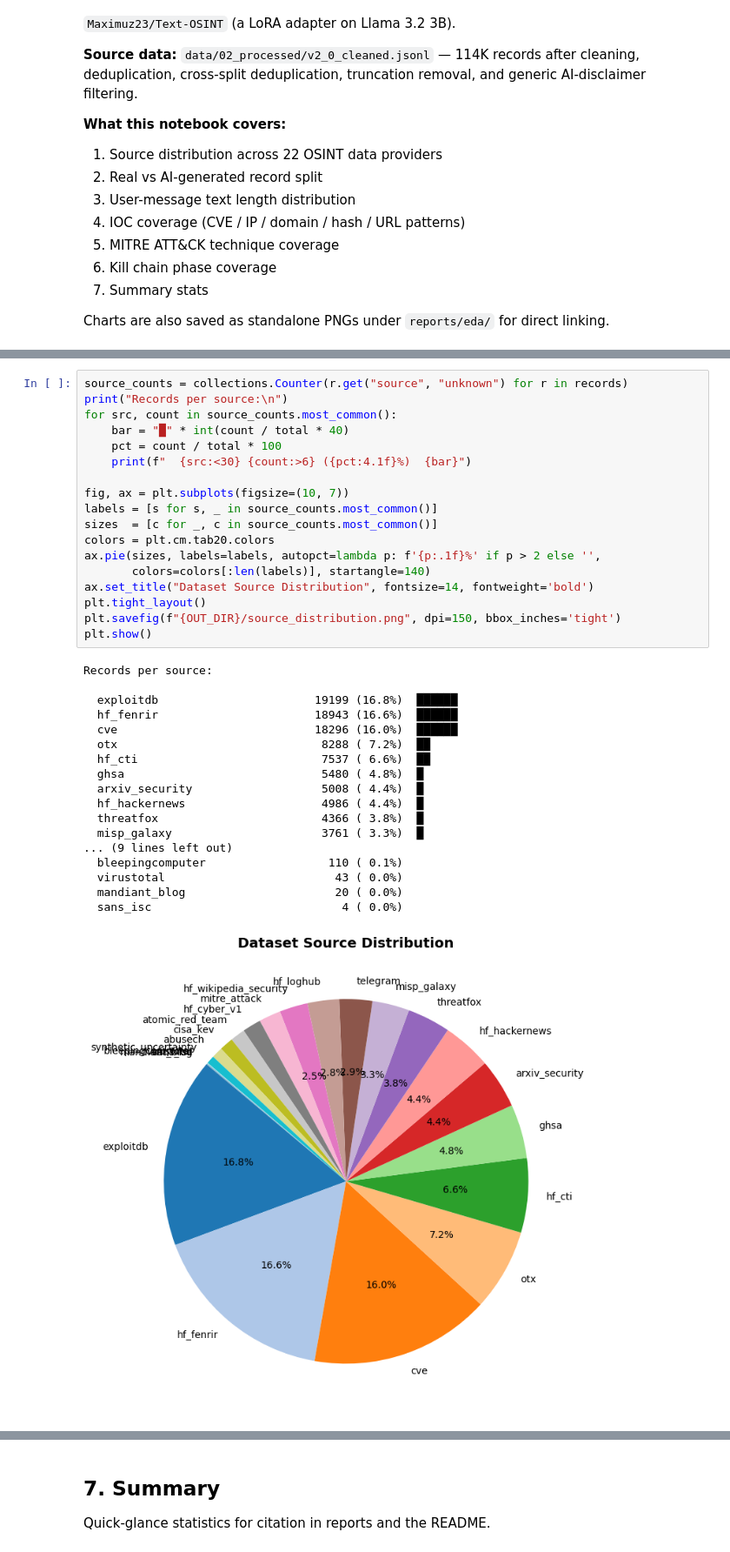
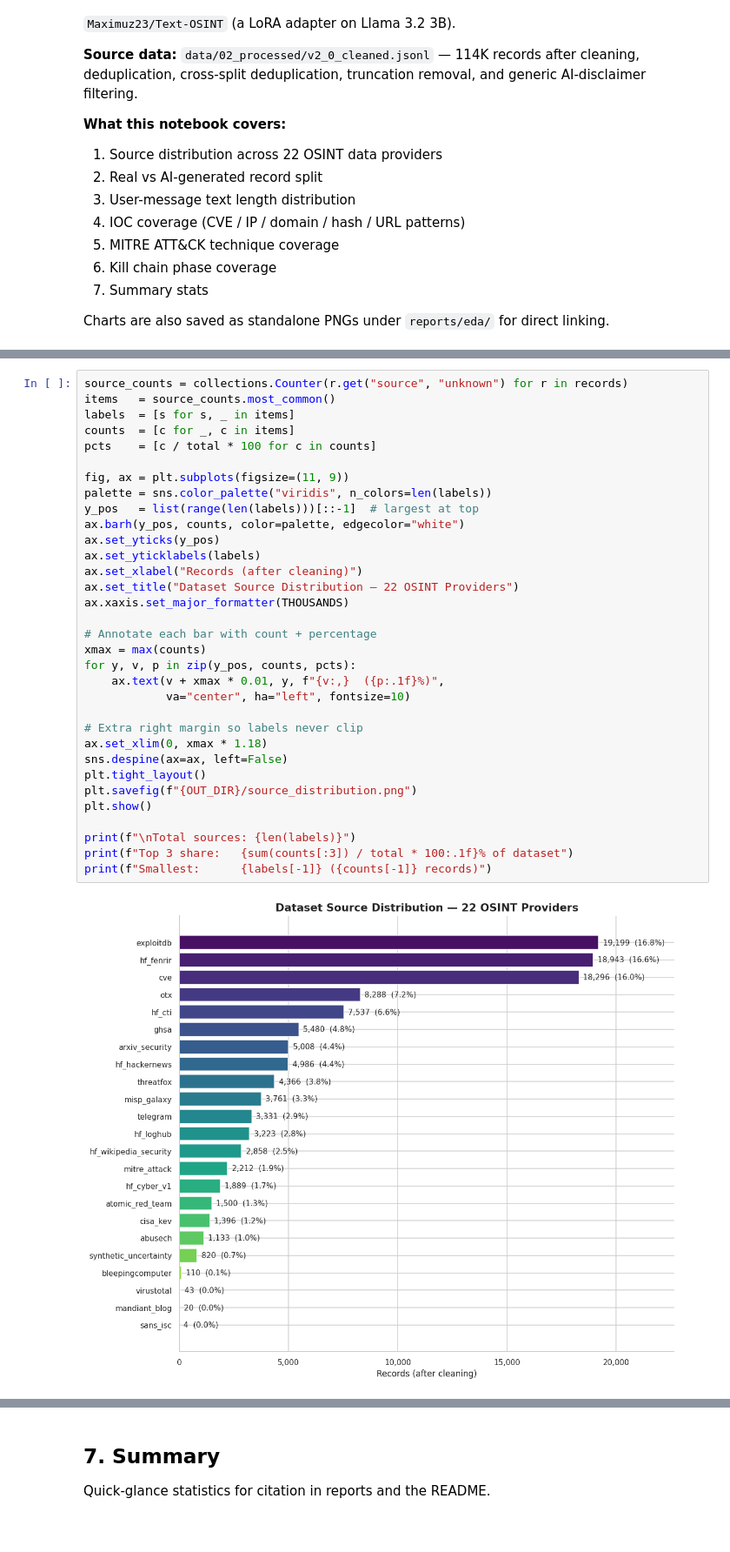
Before and after one commit to m-maximuz/TextScout, a Jupyter notebook: eda.ipynb, the cells around one changed output, grey strips where cells are left out. Shown at 87% size. Cells and saved outputs as stored; diff of their text form; blank space fills up the shorter version.

```diff
--- a/eda.ipynb
+++ b/eda.ipynb
@@ -51,37 +89,35 @@ The largest sources are deliberately downsampled (e.g. NVD CVE 118K → ~18K) to
-# %%
-source_counts = collections.Counter(r.get("source", "unknown") for r in records)
-print("Records per source:\n")
-for src, count in source_counts.most_common():
-    bar = "█" * int(count / total * 40)
-    pct = count / total * 100
-    print(f"  {src:<30} {count:>6} ({pct:4.1f}%)  {bar}")
-
-fig, ax = plt.subplots(figsize=(10, 7))
-labels = [s for s, _ in source_counts.most_common()]
-sizes  = [c for _, c in source_counts.most_common()]
-colors = plt.cm.tab20.colors
-ax.pie(sizes, labels=labels, autopct=lambda p: f'{p:.1f}%' if p > 2 else '',
-       colors=colors[:len(labels)], startangle=140)
-ax.set_title("Dataset Source Distribution", fontsize=14, fontweight='bold')
-plt.tight_layout()
-plt.savefig(f"{OUT_DIR}/source_distribution.png", dpi=150, bbox_inches='tight')
-plt.show()
-# %% [output]
-Records per source:
-
-  exploitdb                       19199 (16.8%)  ██████
-  hf_fenrir                       18943 (16.6%)  ██████
-  cve                             18296 (16.0%)  ██████
-  otx                              8288 ( 7.2%)  ██
-  hf_cti                           7537 ( 6.6%)  ██
-  ghsa                             5480 ( 4.8%)  █
-  arxiv_security                   5008 ( 4.4%)  █
-  hf_hackernews                    4986 ( 4.4%)  █
-  threatfox                        4366 ( 3.8%)  █
-  misp_galaxy                      3761 ( 3.3%)  █
-... (9 lines left out)
-  bleepingcomputer                  110 ( 0.1%)
-  virustotal                         43 ( 0.0%)
-  mandiant_blog                      20 ( 0.0%)
-  sans_isc                            4 ( 0.0%)
-[figure, removed]
+# %%
+source_counts = collections.Counter(r.get("source", "unknown") for r in records)
+items   = source_counts.most_common()
+labels  = [s for s, _ in items]
+counts  = [c for _, c in items]
+pcts    = [c / total * 100 for c in counts]
+
+fig, ax = plt.subplots(figsize=(11, 9))
+palette = sns.color_palette("viridis", n_colors=len(labels))
+y_pos   = list(range(len(labels)))[::-1]  # largest at top
+ax.barh(y_pos, counts, color=palette, edgecolor="white")
+ax.set_yticks(y_pos)
+ax.set_yticklabels(labels)
+ax.set_xlabel("Records (after cleaning)")
+ax.set_title("Dataset Source Distribution — 22 OSINT Providers")
+ax.xaxis.set_major_formatter(THOUSANDS)
+
+# Annotate each bar with count + percentage
+xmax = max(counts)
+for y, v, p in zip(y_pos, counts, pcts):
+    ax.text(v + xmax * 0.01, y, f"{v:,}  ({p:.1f}%)",
+            va="center", ha="left", fontsize=10)
+
+# Extra right margin so labels never clip
+ax.set_xlim(0, xmax * 1.18)
+sns.despine(ax=ax, left=False)
+plt.tight_layout()
+plt.savefig(f"{OUT_DIR}/source_distribution.png")
+plt.show()
+
+print(f"\nTotal sources: {len(labels)}")
+print(f"Top 3 share:   {sum(counts[:3]) / total * 100:.1f}% of dataset")
+print(f"Smallest:      {labels[-1]} ({counts[-1]} records)")
+# %% [output]
+[figure, added]
```
Also changed, not shown: parts of 20 cells of this notebook, 6 other files.
